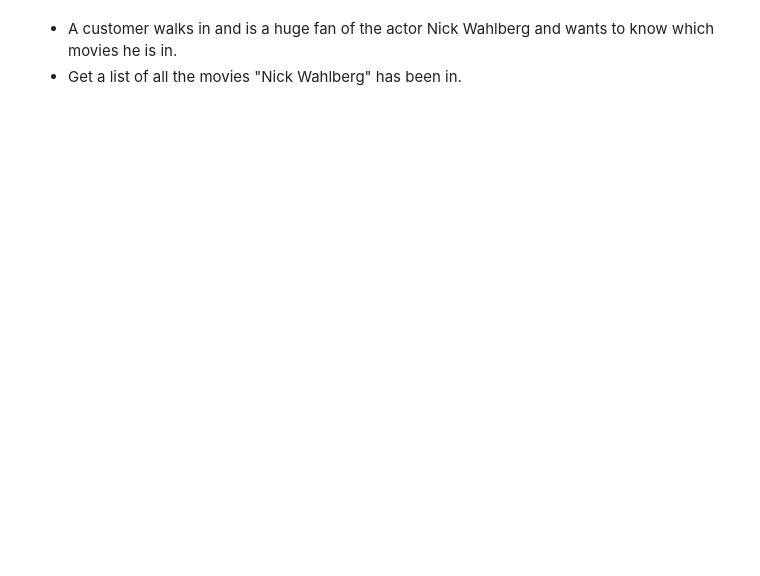
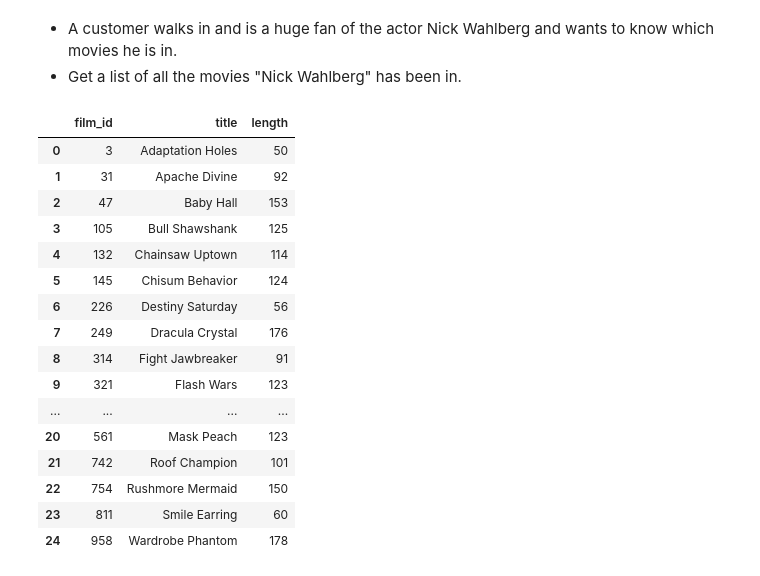
Before and after one commit to LukasRub/complete-sql-bootcamp, a Jupyter notebook: src/JOINS.ipynb, the cells around one changed output. Cells and saved outputs as stored; diff of their text form; code cells hidden in the pictures; blank space fills up the shorter version.

Commit message:
JOINS challenge finished

```diff
--- a/src/JOINS.ipynb
+++ b/src/JOINS.ipynb
@@ -344,3 +344,37 @@ with db_connection() as conn:
 # %% [markdown]
 * A customer walks in and is a huge fan of the actor Nick Wahlberg and wants to know which movies he is in.
 * Get a list of all the movies "Nick Wahlberg" has been in.
+# %%
+with db_connection() as conn:
+    conn.fetch_all("""
+        SELECT film_id,
+               title,
+               "length"
+        FROM film
+        WHERE film_id IN (
+            SELECT film_id
+            FROM actor INNER JOIN film_actor
+                ON actor.actor_id = film_actor.actor_id
+            WHERE actor.first_name = 'Nick'
+                AND actor.last_name = 'Wahlberg'
+        )
+        ORDER BY film_id;
+    """)
+# %% [output]
+|  | film_id | title | length |
+| 0 | 3 | Adaptation Holes | 50 |
+| 1 | 31 | Apache Divine | 92 |
+| 2 | 47 | Baby Hall | 153 |
+| 3 | 105 | Bull Shawshank | 125 |
+| 4 | 132 | Chainsaw Uptown | 114 |
+| 5 | 145 | Chisum Behavior | 124 |
+| 6 | 226 | Destiny Saturday | 56 |
+| 7 | 249 | Dracula Crystal | 176 |
+| 8 | 314 | Fight Jawbreaker | 91 |
+| 9 | 321 | Flash Wars | 123 |
+| ... | ... | ... | ... |
+| 20 | 561 | Mask Peach | 123 |
+| 21 | 742 | Roof Champion | 101 |
+| 22 | 754 | Rushmore Mermaid | 150 |
+| 23 | 811 | Smile Earring | 60 |
+| 24 | 958 | Wardrobe Phantom | 178 |
```
